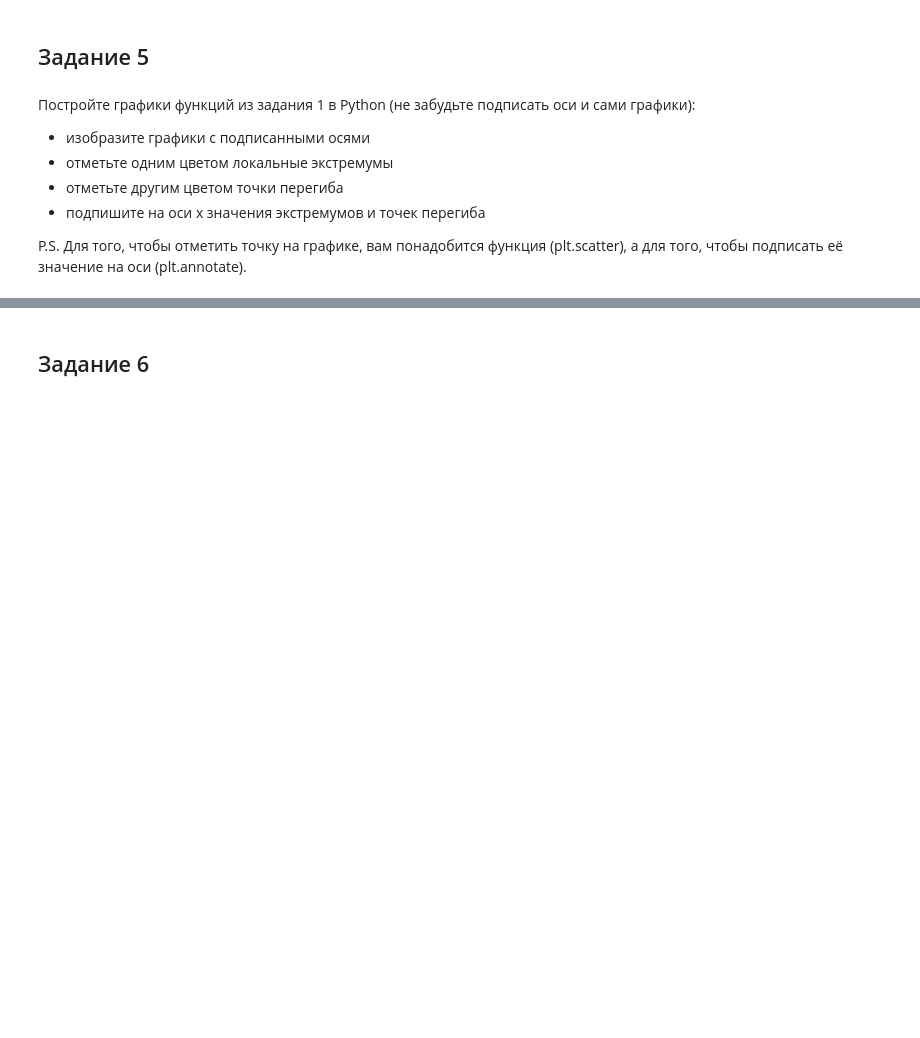
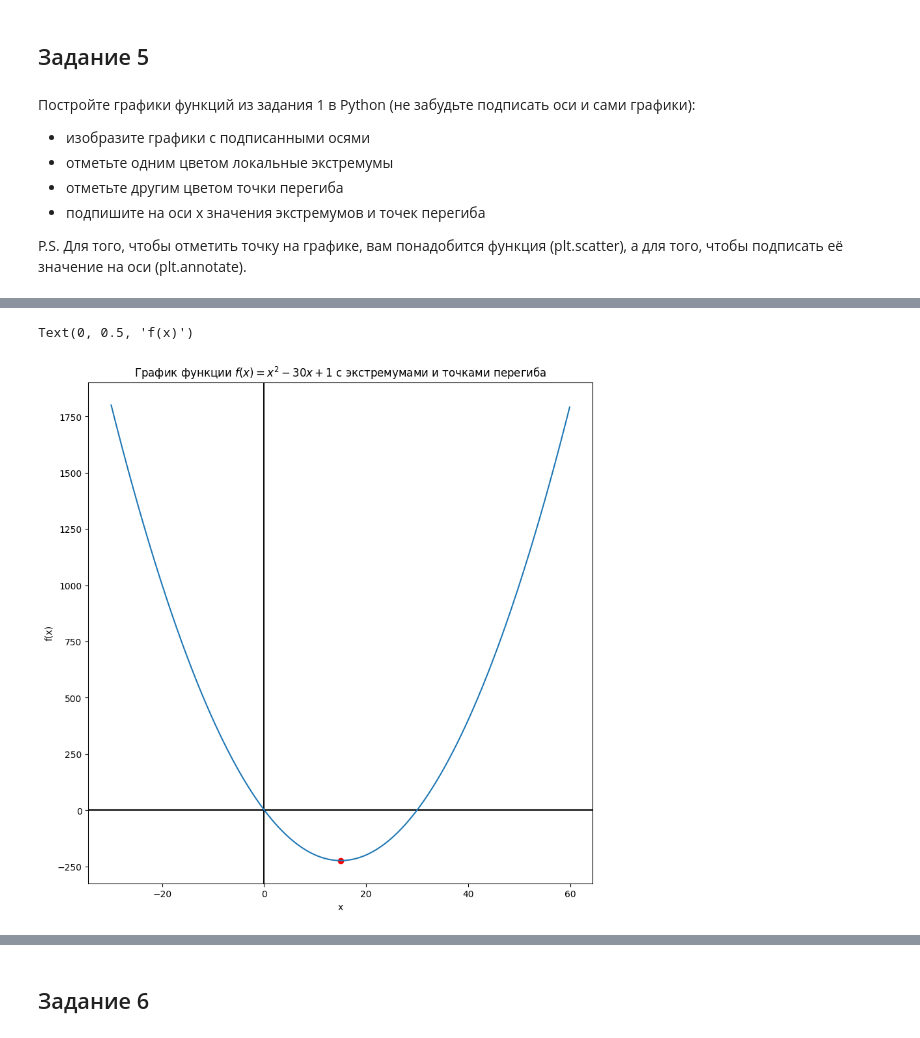
Before and after one commit to olegoid/MLDS_math_2022, a Jupyter notebook: Домашки/mlhs_math_practice_01.ipynb, the cells around one changed output, grey strips where cells are left out. Saved outputs shown, nothing was run; the diff lists cells and outputs as text; code cells hidden in the pictures; blank space fills up the shorter version.

```diff
--- a/Домашки/mlhs_math_practice_01.ipynb
+++ b/Домашки/mlhs_math_practice_01.ipynb
@@ -208,0 +249,24 @@ P.S. Для того, чтобы отметить точку на графике
+# %%
+import matplotlib.pyplot as plt
+%matplotlib inline
+
+import numpy as np
+
+x_values = [x for x in np.arange(-30, 60, 0.1)]
+f_values = [f1(x) for x in x_values]
+
+plt.figure(figsize=(10,10))
+plt.axvline(x=0, c = 'black')
+plt.axhline(y=0, c = 'black')
+
+plt.scatter([15],[f1(15)],color=['red'])
+
+plt.plot(x_values, f_values)
+
+plt.title('График функции $f(x) = x^2 - 30x + 1$ c экстремумами и точками перегиба')
+
+plt.xlabel('x')
+plt.ylabel('f(x)')
+# %% [output]
+Text(0, 0.5, 'f(x)')
+[figure, added]
```
Also changed, not shown: parts of 11 cells of this notebook.
